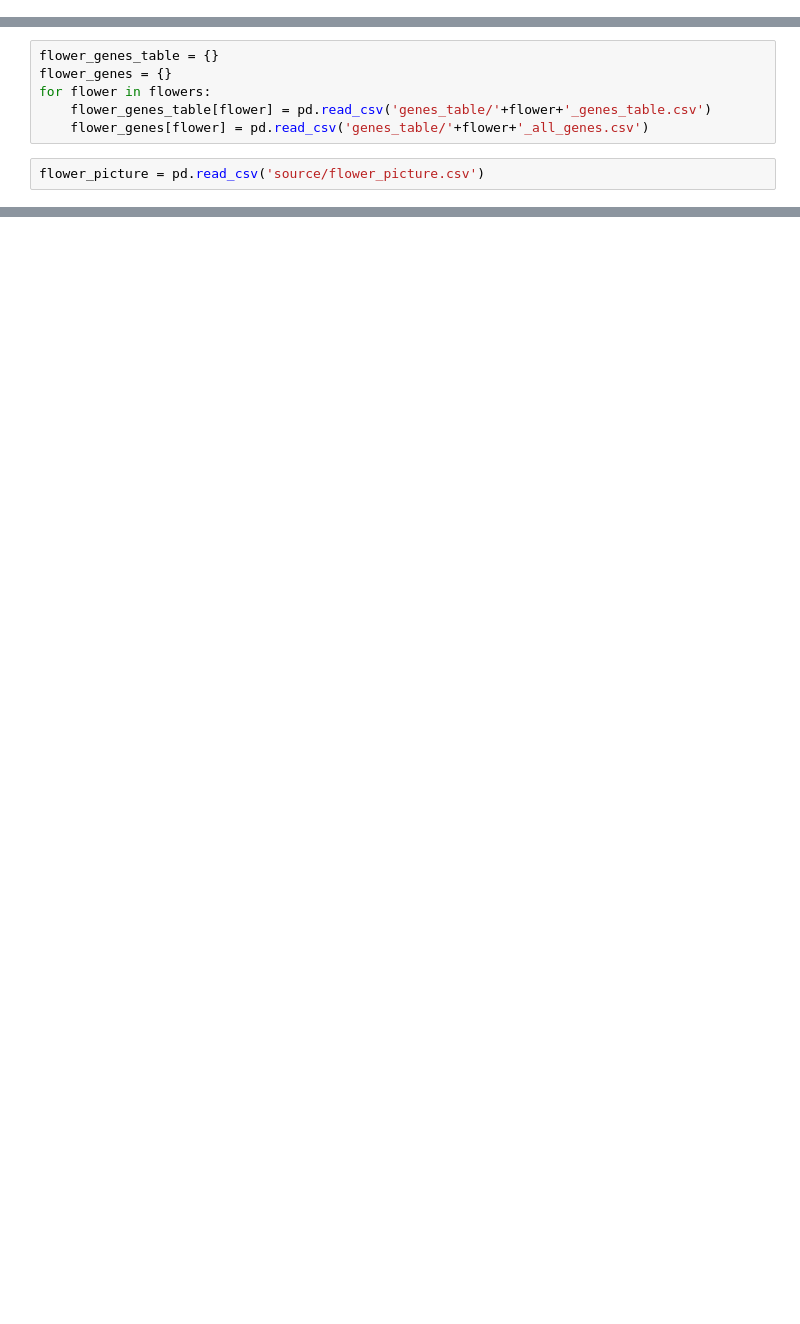
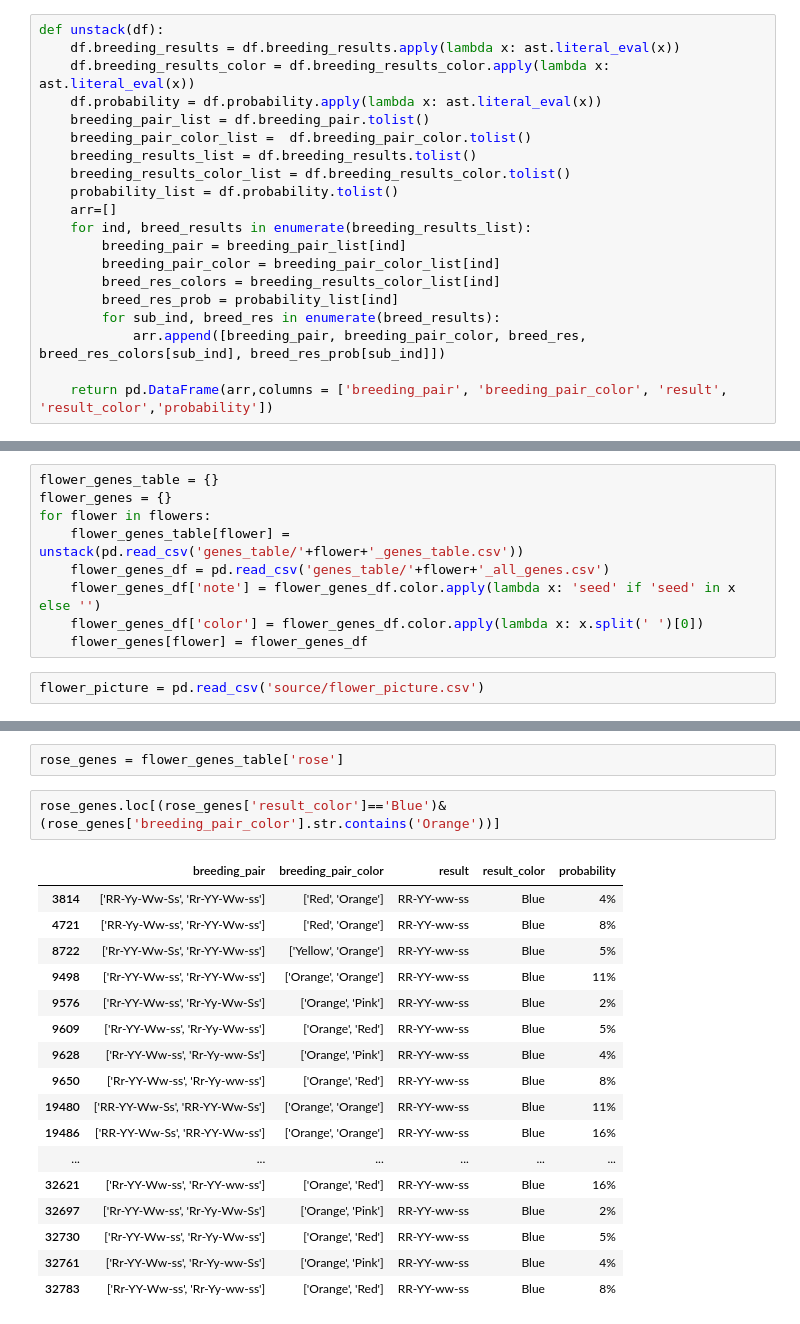
Before and after one commit to sjiaming/animal_crossing_flowers, a Jupyter notebook: gene_selection.ipynb, the cells around one changed output, grey strips where cells are left out. Drawn from its saved outputs; the diff is of its cells as text; blank space fills up the shorter version.

```diff
--- a/gene_selection.ipynb
+++ b/gene_selection.ipynb
@@ -3,10 +6,33 @@ import pandas as pd
+# %%
+def unstack(df):
+    df.breeding_results = df.breeding_results.apply(lambda x: ast.literal_eval(x))
+    df.breeding_results_color = df.breeding_results_color.apply(lambda x: ast.literal_eval(x))
+    df.probability = df.probability.apply(lambda x: ast.literal_eval(x))
+    breeding_pair_list = df.breeding_pair.tolist()
+    breeding_pair_color_list =  df.breeding_pair_color.tolist()
+    breeding_results_list = df.breeding_results.tolist()
+    breeding_results_color_list = df.breeding_results_color.tolist()
+    probability_list = df.probability.tolist()
+    arr=[]
+    for ind, breed_results in enumerate(breeding_results_list):
+        breeding_pair = breeding_pair_list[ind]
+        breeding_pair_color = breeding_pair_color_list[ind]
+        breed_res_colors = breeding_results_color_list[ind]
+        breed_res_prob = probability_list[ind]
+        for sub_ind, breed_res in enumerate(breed_results):
+            arr.append([breeding_pair, breeding_pair_color, breed_res, breed_res_colors[sub_ind], breed_res_prob[sub_ind]])
+
+    return pd.DataFrame(arr,columns = ['breeding_pair', 'breeding_pair_color', 'result', 'result_color','probability'])
 # %%
 flowers = ['rose', 'cosmo','lily','pansy','hyacinth','tulip','mum','windflower']
 # %%
 flower_genes_table = {}
 flower_genes = {}
 for flower in flowers:
-    flower_genes_table[flower] = pd.read_csv('genes_table/'+flower+'_genes_table.csv')
-    flower_genes[flower] = pd.read_csv('genes_table/'+flower+'_all_genes.csv')
+    flower_genes_table[flower] = unstack(pd.read_csv('genes_table/'+flower+'_genes_table.csv'))
+    flower_genes_df = pd.read_csv('genes_table/'+flower+'_all_genes.csv')
+    flower_genes_df['note'] = flower_genes_df.color.apply(lambda x: 'seed' if 'seed' in x else '')
+    flower_genes_df['color'] = flower_genes_df.color.apply(lambda x: x.split(' ')[0])
+    flower_genes[flower] = flower_genes_df
 # %%
 flower_picture = pd.read_csv('source/flower_picture.csv')
@@ -55,0 +54,22 @@ flower_picture
+# %%
+rose_genes = flower_genes_table['rose']
+# %%
+rose_genes.loc[(rose_genes['result_color']=='Blue')&(rose_genes['breeding_pair_color'].str.contains('Orange'))]
+# %% [output]
+|  | breeding_pair | breeding_pair_color | result | result_color | probability |
+| 3814 | ['RR-Yy-Ww-Ss', 'Rr-YY-Ww-ss'] | ['Red', 'Orange'] | RR-YY-ww-ss | Blue | 4% |
+| 4721 | ['RR-Yy-Ww-ss', 'Rr-YY-Ww-ss'] | ['Red', 'Orange'] | RR-YY-ww-ss | Blue | 8% |
+| 8722 | ['Rr-YY-Ww-Ss', 'Rr-YY-Ww-ss'] | ['Yellow', 'Orange'] | RR-YY-ww-ss | Blue | 5% |
+| 9498 | ['Rr-YY-Ww-ss', 'Rr-YY-Ww-ss'] | ['Orange', 'Orange'] | RR-YY-ww-ss | Blue | 11% |
+| 9576 | ['Rr-YY-Ww-ss', 'Rr-Yy-Ww-Ss'] | ['Orange', 'Pink'] | RR-YY-ww-ss | Blue | 2% |
+| 9609 | ['Rr-YY-Ww-ss', 'Rr-Yy-Ww-ss'] | ['Orange', 'Red'] | RR-YY-ww-ss | Blue | 5% |
+| 9628 | ['Rr-YY-Ww-ss', 'Rr-Yy-ww-Ss'] | ['Orange', 'Pink'] | RR-YY-ww-ss | Blue | 4% |
+| 9650 | ['Rr-YY-Ww-ss', 'Rr-Yy-ww-ss'] | ['Orange', 'Red'] | RR-YY-ww-ss | Blue | 8% |
+| 19480 | ['RR-YY-Ww-Ss', 'RR-YY-Ww-Ss'] | ['Orange', 'Orange'] | RR-YY-ww-ss | Blue | 11% |
+| 19486 | ['RR-YY-Ww-Ss', 'RR-YY-Ww-ss'] | ['Orange', 'Orange'] | RR-YY-ww-ss | Blue | 16% |
+| ... | ... | ... | ... | ... | ... |
+| 32621 | ['Rr-YY-Ww-ss', 'Rr-YY-ww-ss'] | ['Orange', 'Red'] | RR-YY-ww-ss | Blue | 16% |
+| 32697 | ['Rr-YY-Ww-ss', 'Rr-Yy-Ww-Ss'] | ['Orange', 'Pink'] | RR-YY-ww-ss | Blue | 2% |
+| 32730 | ['Rr-YY-Ww-ss', 'Rr-Yy-Ww-ss'] | ['Orange', 'Red'] | RR-YY-ww-ss | Blue | 5% |
+| 32761 | ['Rr-YY-Ww-ss', 'Rr-Yy-ww-Ss'] | ['Orange', 'Pink'] | RR-YY-ww-ss | Blue | 4% |
+| 32783 | ['Rr-YY-Ww-ss', 'Rr-Yy-ww-ss'] | ['Orange', 'Red'] | RR-YY-ww-ss | Blue | 8% |
```
Also changed, not shown: parts of 21 cells of this notebook, 17 other files.
